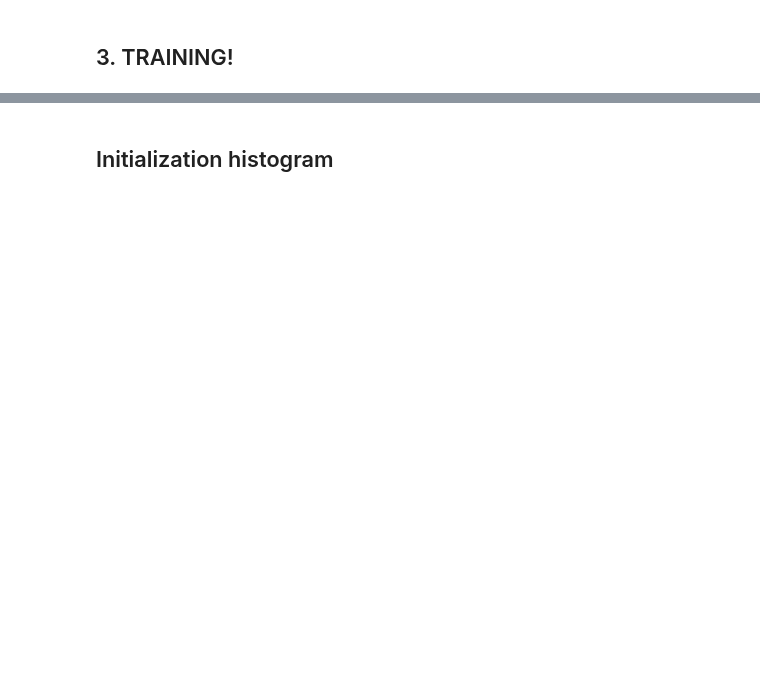
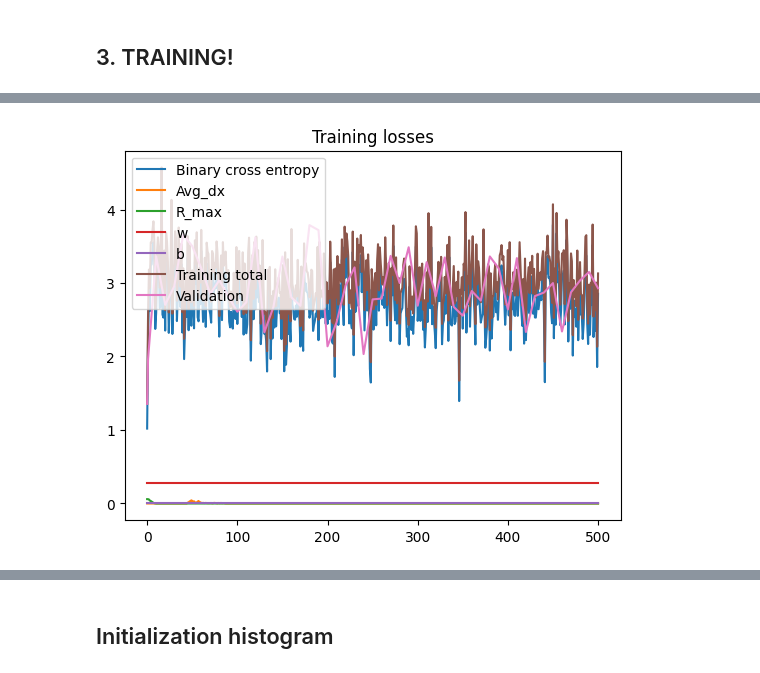
Before and after one commit to clarapecci/SSN_VPL, a Jupyter notebook: training_development.ipynb, the cells around one changed output, grey strips where cells are left out. Cells and saved outputs as stored; diff of their text form; code cells hidden in the pictures; blank space fills up the shorter version.

```diff
--- a/training_development.ipynb
+++ b/training_development.ipynb
@@ -728,0 +751,5 @@ plot_losses(all_losses, val_loss_per_epoch, epochs_to_save, save=losses_dir)
+# %%
+trained_w_sig = new_opt_pars['w_sig']
+trained_b_sig = new_opt_pars['b_sig']
+# %%
+final_opt_pars, val_loss_per_epoch_2, training_losses_2, training_accs_2, train_sig_input_2, train_sig_output_2, val_sig_input_2, val_sig_output_2 = train_SSN_vmap(J_2x2, s_2x2, sigma_oris, c_E, c_I, trained_w_sig, trained_b_sig, ssn_pars, grid_pars, conn_pars, gE, gI, stimuli_pars, filter_pars, conv_pars, loss_pars, epochs_to_save, results_filename = results_filename, batch_size=batch_size, ref_ori = ref_ori, offset = offset, epochs=epochs, eta=eta, sig_noise = sig_noise, noise_type=noise_type, model_type=model_type, early_stop = 0.7)
@@ -728,0 +774,5 @@ plot_losses(all_losses, val_loss_per_epoch, epochs_to_save, save=losses_dir)
+# %%
+losses_dir = os.path.join(results_dir, 'set_1_second_stage_poissons_losses') #both loss and grad
+plot_losses(training_losses_2, val_loss_per_epoch_2, epochs_to_save, save = losses_dir)
+# %% [output]
+[figure, added]
```
Also changed, not shown: parts of 29 cells of this notebook.
